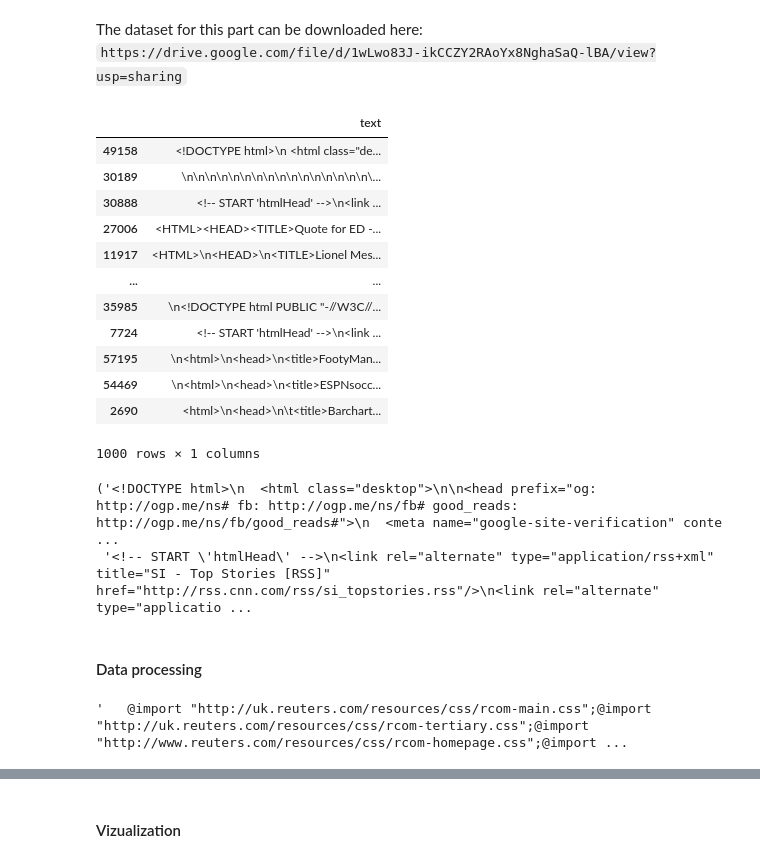
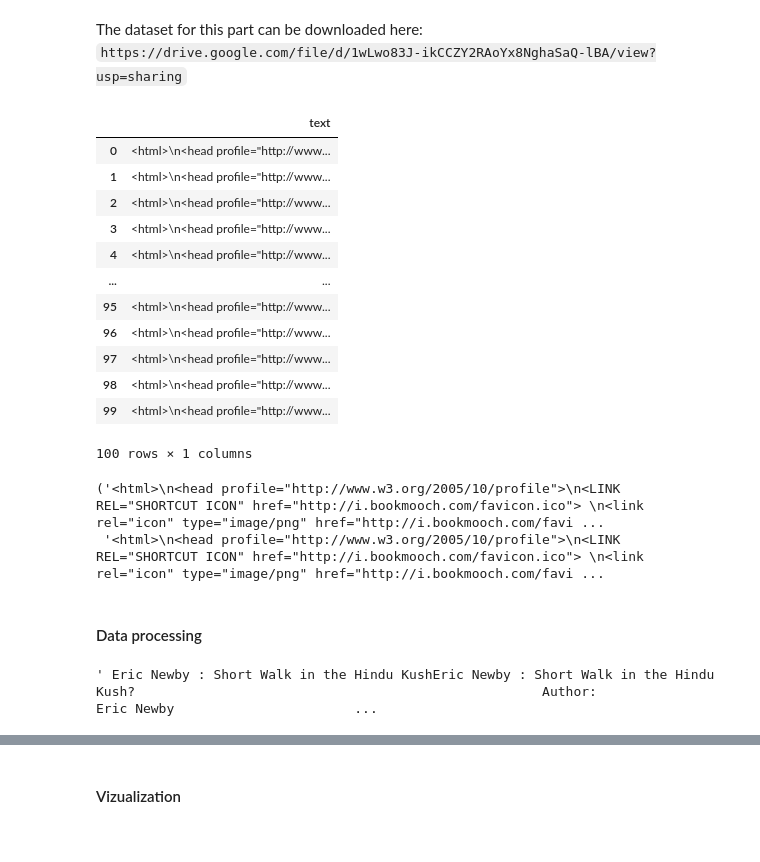
Before and after one commit to bogya345/NLP_labs, a Jupyter notebook: hw1.ipynb, the cells around one changed output, grey strips where cells are left out. Saved outputs shown, nothing was run; the diff lists cells and outputs as text; code cells hidden in the pictures.

```diff
--- a/hw1.ipynb
+++ b/hw1.ipynb
@@ -33,36 +33,38 @@ The dataset for this part can be downloaded here: `https://drive.google.com/file
 # %%
 import pandas as pd
 
-# path = './storage/train.csv'
-path = './storage/web_sites_data.csv'
+# path = './storage/hw1/train.csv'
+path = './storage/hw1/web_sites_data.csv'
 # %%
-data = pd.read_csv(path)
+limit = 100
+
+data = pd.read_csv(path, nrows=limit)
 
 # for debug
-data = data.sample(1000)
+# data = data.sample(100)
 
 data
 # %% [output]
 |  | text |
-| 49158 | <!DOCTYPE html>\n <html class="de... |
-| 30189 | \n\n\n\n\n\n\n\n\n\n\n\n\n\n\n\n\... |
-| 30888 | <!-- START 'htmlHead' -->\n<link ... |
-| 27006 | <HTML><HEAD><TITLE>Quote for ED -... |
-| 11917 | <HTML>\n<HEAD>\n<TITLE>Lionel Mes... |
+| 0 | <html>\n<head profile="http://www... |
+| 1 | <html>\n<head profile="http://www... |
+| 2 | <html>\n<head profile="http://www... |
+| 3 | <html>\n<head profile="http://www... |
+| 4 | <html>\n<head profile="http://www... |
 | ... | ... |
-| 35985 | \n<!DOCTYPE html PUBLIC "-//W3C//... |
-| 7724 | <!-- START 'htmlHead' -->\n<link ... |
-| 57195 | \n<html>\n<head>\n<title>FootyMan... |
-| 54469 | \n<html>\n<head>\n<title>ESPNsocc... |
-| 2690 | <html>\n<head>\n\t<title>Barchart... |
+| 95 | <html>\n<head profile="http://www... |
+| 96 | <html>\n<head profile="http://www... |
+| 97 | <html>\n<head profile="http://www... |
+| 98 | <html>\n<head profile="http://www... |
+| 99 | <html>\n<head profile="http://www... |
-1000 rows × 1 columns
+100 rows × 1 columns
 # %%
 ldata = data.values.tolist()
 ldata = [i[0] for i in ldata]
-ldata[0][:200], ldata[10][:200]
+ldata[0][:200], ldata[10][:300]
 # %% [output]
-('<!DOCTYPE html>\n  <html class="desktop">\n\n<head prefix="og: http://ogp.me/ns# fb: http://ogp.me/ns/fb# good_reads: http://ogp.me/ns/fb/good_reads#">\n  <meta name="google-site-verification" conte ...
- '<!-- START \'htmlHead\' -->\n<link rel="alternate" type="application/rss+xml" title="SI - Top Stories [RSS]" href="http://rss.cnn.com/rss/si_topstories.rss"/>\n<link rel="alternate" type="applicatio ...
+('<html>\n<head profile="http://www.w3.org/2005/10/profile">\n<LINK REL="SHORTCUT ICON" href="http://i.bookmooch.com/favicon.ico"> \n<link rel="icon" type="image/png" href="http://i.bookmooch.com/favi ...
+ '<html>\n<head profile="http://www.w3.org/2005/10/profile">\n<LINK REL="SHORTCUT ICON" href="http://i.bookmooch.com/favicon.ico"> \n<link rel="icon" type="image/png" href="http://i.bookmooch.com/favi ...
 # %% [markdown]
 #### Data processing
 # %%
@@ -97,6 +100,6 @@ for item in ldata:
 ldata = tldata
 ldata[1][:300]
 # %% [output]
-'   @import "http://uk.reuters.com/resources/css/rcom-main.css";@import "http://uk.reuters.com/resources/css/rcom-tertiary.css";@import "http://www.reuters.com/resources/css/rcom-homepage.css";@import ...
+' Eric Newby : Short Walk in the Hindu KushEric Newby : Short Walk in the Hindu Kush?                                                    Author:                        Eric Newby                       ...
 # %%
 ## intermediate processing
```
Also changed, not shown: parts of 32 cells of this notebook, 1 other file.
